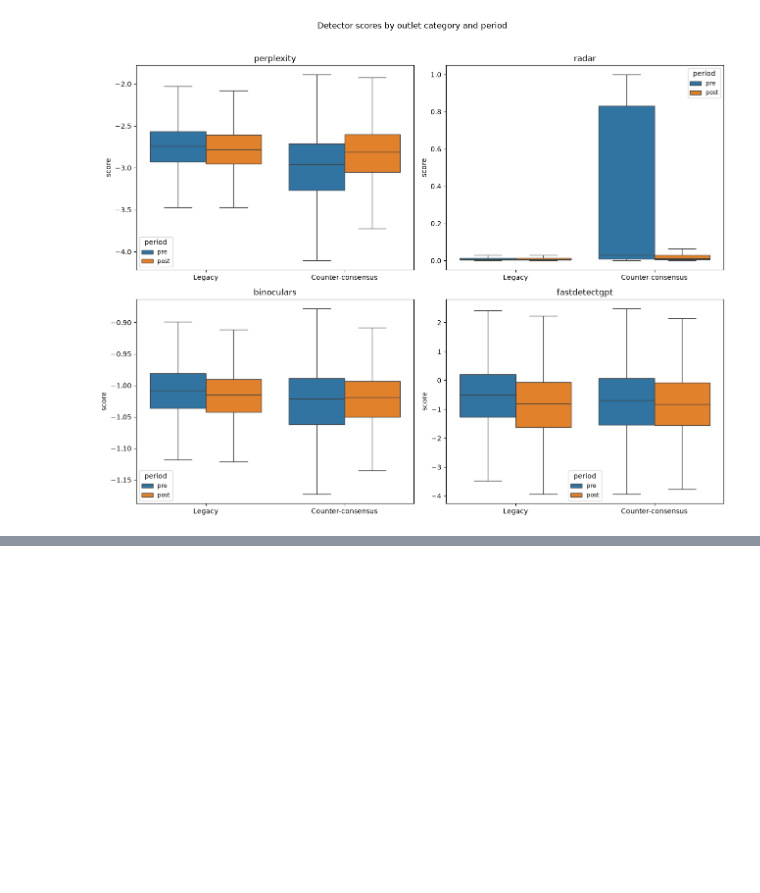
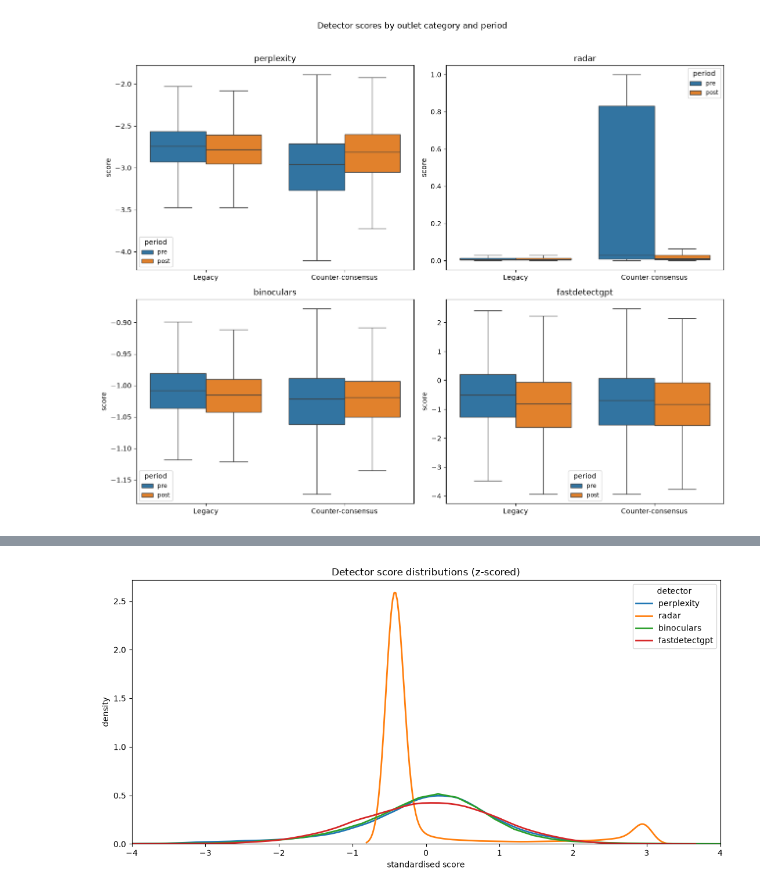
Before and after one commit to Ri-Dearg/eire-ai-analysis, a Jupyter notebook: notebooks/eda_presentation.ipynb, the cells around one changed output, grey strips where cells are left out. Drawn from its saved outputs; the diff is of its cells as text; code cells hidden in the pictures; blank space fills up the shorter version.

```diff
--- a/notebooks/eda_presentation.ipynb
+++ b/notebooks/eda_presentation.ipynb
@@ -165,0 +187,15 @@ fig.tight_layout()
+# %%
+# Standardise each detector to mean 0 / sd 1 and overlay the distributions.
+z = (df[SCORE_COLS] - df[SCORE_COLS].mean()) / df[SCORE_COLS].std()
+
+fig, ax = plt.subplots(figsize=(11, 5.5))
+for detector in DETECTORS:
+    sns.kdeplot(z[f'{detector}_score'], ax=ax, label=detector, lw=2)
+ax.set_xlim(-4, 4)
+ax.set_title('Detector score distributions (z-scored)')
+ax.set_xlabel('standardised score')
+ax.set_ylabel('density')
+ax.legend(title='detector')
+fig.tight_layout()
+# %% [output]
+[figure, added]
```
Also changed, not shown: parts of 2 cells of this notebook.
